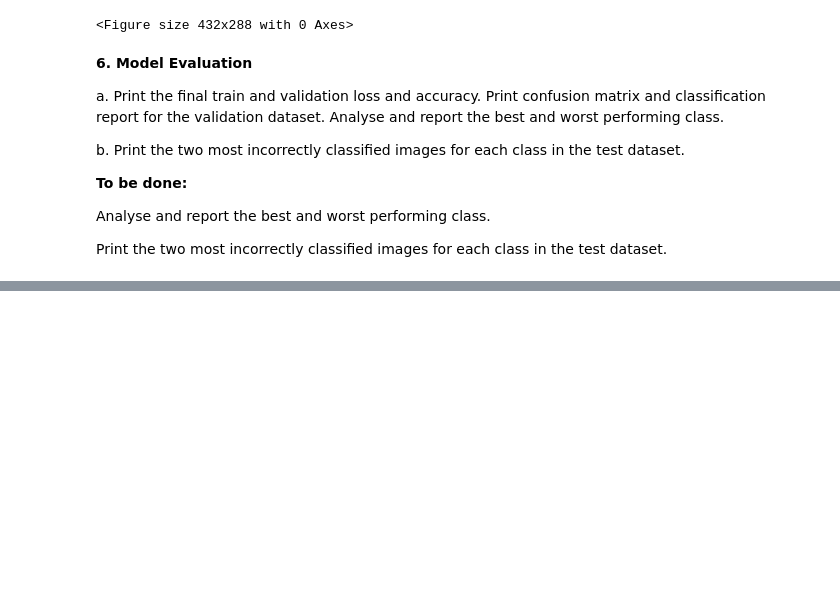
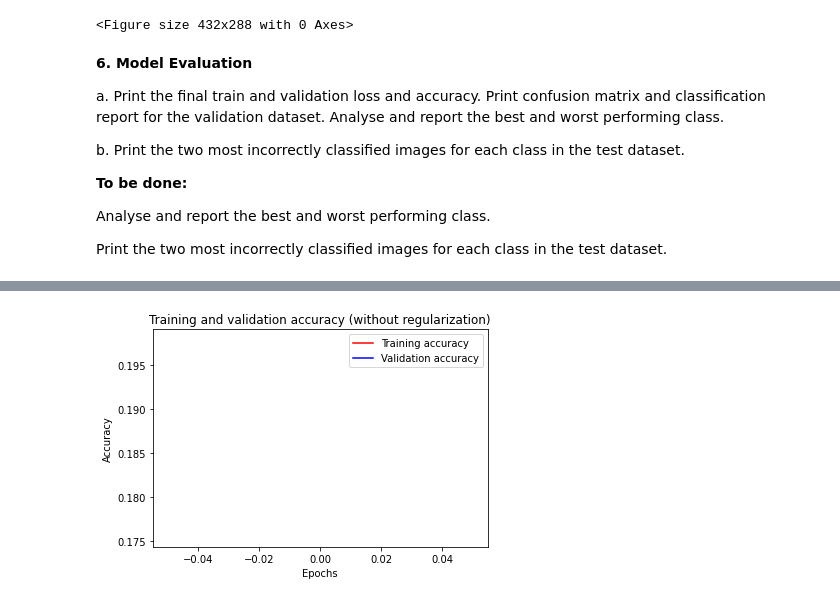
Before and after one commit to ankygupta9999/imdb-50k-DL, a Jupyter notebook: Assignment1_part1.ipynb, the cells around one changed output, grey strips where cells are left out. Drawn from its saved outputs; the diff is of its cells as text; code cells hidden in the pictures; blank space fills up the shorter version.

```diff
--- a/Assignment1_part1.ipynb
+++ b/Assignment1_part1.ipynb
@@ -530,0 +652,86 @@ Write a comparison between each model and give reasons for the difference in res
+# %%
+# train a model without regularization - kernel & dropout
+
+# build model2
+model2 = tf.keras.models.Sequential([
+          # Flatten input
+          tf.keras.layers.Flatten(input_shape=(num_img_rows,num_img_cols, num_color_channels)),
+          # Layer 1 = input layer without regularization
+          tf.keras.layers.Dense(1024, activation='relu'),
+         # Layer 2 = hidden layer without regularization
+          tf.keras.layers.Dense(512, activation='relu'),
+          # Layer 3 = hidden layer without regularization
+          tf.keras.layers.Dense(256, activation='relu'),
+          # Layer 4 = hidden layer without regularization
+          tf.keras.layers.Dense(128, activation='relu'),
+          # Layer 5 = output layer without regularization
+          tf.keras.layers.Dense(10, activation='softmax'),
+        ])
+
+# compile model2
+model2.compile(loss=str_loss,
+              optimizer=opt,
+              metrics=['accuracy']
+             )
+
+# train model2
+history2 = model2.fit(
+            train_generator,
+            epochs=num_epochs,
+            steps_per_epoch=num_steps_per_epoch,
+            validation_data=val_generator,
+            validation_steps=num_val_steps,
+            verbose=1,
+            callbacks=[timing]
+          )
+
+# show model2 summary
+model2.summary()
+
+# total training time for model 2
+print('\n', 'Total time taken for training (without regularization): {:.2f}'.format(sum(timing.logs)), 'seconds', '\n')
+
+acc = history2.history['accuracy']
+val_acc = history2.history['val_accuracy']
+loss = history2.history['loss']
+val_loss = history2.history['val_loss']
+
+epochs = range(len(acc))
+
+# Accuracy history graph for training and validation
+plt.plot(epochs, acc, 'r', label='Training accuracy')
+plt.plot(epochs, val_acc, 'b', label='Validation accuracy')
+plt.title('Training and validation accuracy (without regularization)')
+plt.xlabel("Epochs")
+plt.ylabel("Accuracy")
+plt.legend(loc=0)
+plt.figure()
+
+# Loss history graph for training and validation
+plt.plot(epochs, loss, 'r', label='Training Loss')
+plt.plot(epochs, val_loss, 'b', label='Validation Loss')
+plt.title('Training and validation loss (without regularization')
+plt.xlabel("Epochs")
+plt.ylabel("Loss")
+plt.legend(loc=0)
+plt.figure()
+
+# show plot
+plt.show()
+
+# evaluate on train dataset
+print('\n')
+train2_score = model2.evaluate(train_generator)
+
+# final training accuracy and loss
+print("Training accuracy (without regularization): {:.2f}%".format(train2_score[1] * 100))
+print("Training Loss (without regularization): ",train2_score[0])
+
+# evaluate on validation dataset
+print('\n')
+val2_score = model2.evaluate(val_generator)
+
+# final validation accuracy and loss
+print("Validation accuracy (without regularization): {:.2f}%".format(val2_score[1] * 100))
+print("Validation Loss (without regularization): ",val2_score[0])
+# %% [output]
@@ -530,0 +755 @@ Write a comparison between each model and give reasons for the difference in res
+[figure, added]
```
Also changed, not shown: parts of 20 cells of this notebook.
